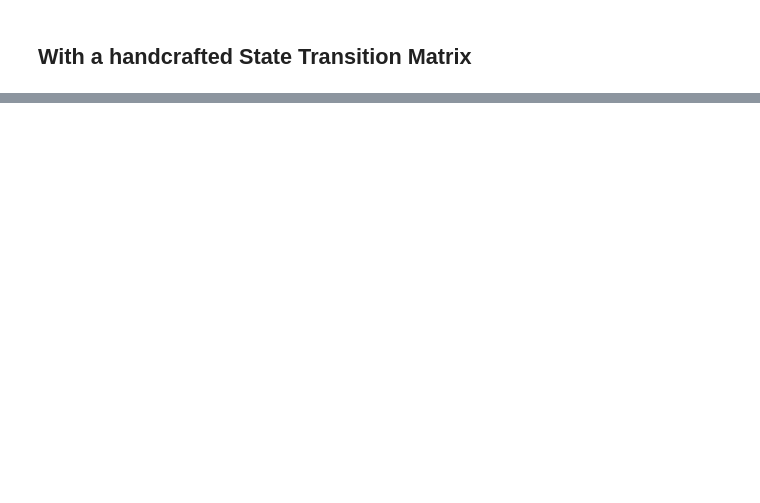
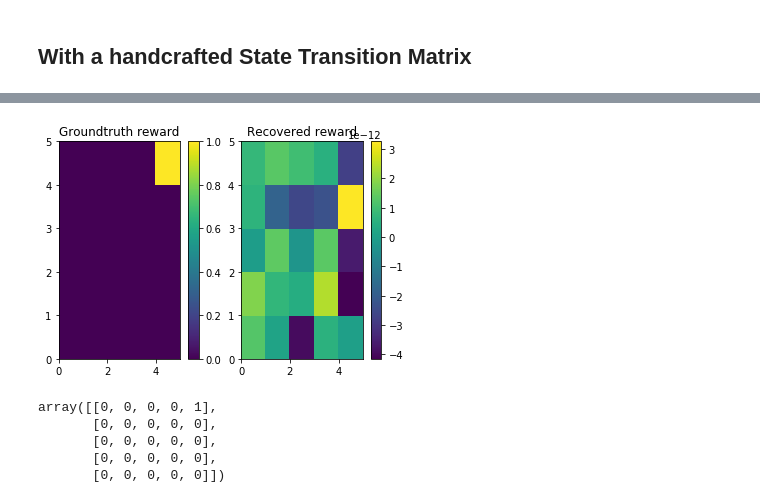
Before and after one commit to prraoo/reinforcement_learning, a Jupyter notebook: CCE/Project/FinalProject_InverseRL.ipynb, the cells around one changed output, grey strips where cells are left out. Cells and saved outputs as stored; diff of their text form; code cells hidden in the pictures; blank space fills up the shorter version.

```diff
--- a/CCE/Project/FinalProject_InverseRL.ipynb
+++ b/CCE/Project/FinalProject_InverseRL.ipynb
@@ -279,2 +294,5 @@ random_state_transition_matrix.shape
 # %% [markdown]
 ## With a handcrafted State Transition Matrix
+# %%
+fixed_state_transition_matrix = np.load("gw_transition_probability.npy")
+fixed_state_transition_matrix.shape
@@ -280,0 +330,4 @@ random_state_transition_matrix.shape
+# %%
+r_fixed = irl(n_states=25,n_actions=4,transition_probability=fixed_state_transition_matrix,\
+    policy=final_policy_list,discount=0.2,Rmax=1,l1=5)
+r_fixed
@@ -280,0 +351,20 @@ random_state_transition_matrix.shape
+# %%
+plt.subplot(1, 2, 1)
+plt.pcolor(ground_r.reshape(5,5))
+plt.colorbar()
+plt.title("Groundtruth reward")
+plt.subplot(1, 2, 2)
+plt.pcolor(r_fixed.reshape((5, 5)))
+plt.colorbar()
+plt.title("Recovered reward")
+plt.show()
+# %% [output]
+[figure, added]
+# %%
+reward_matrix
+# %% [output]
+array([[0, 0, 0, 0, 1],
+       [0, 0, 0, 0, 0],
+       [0, 0, 0, 0, 0],
+       [0, 0, 0, 0, 0],
+       [0, 0, 0, 0, 0]])
```
Also changed, not shown: parts of 16 cells of this notebook, 1 other file.
